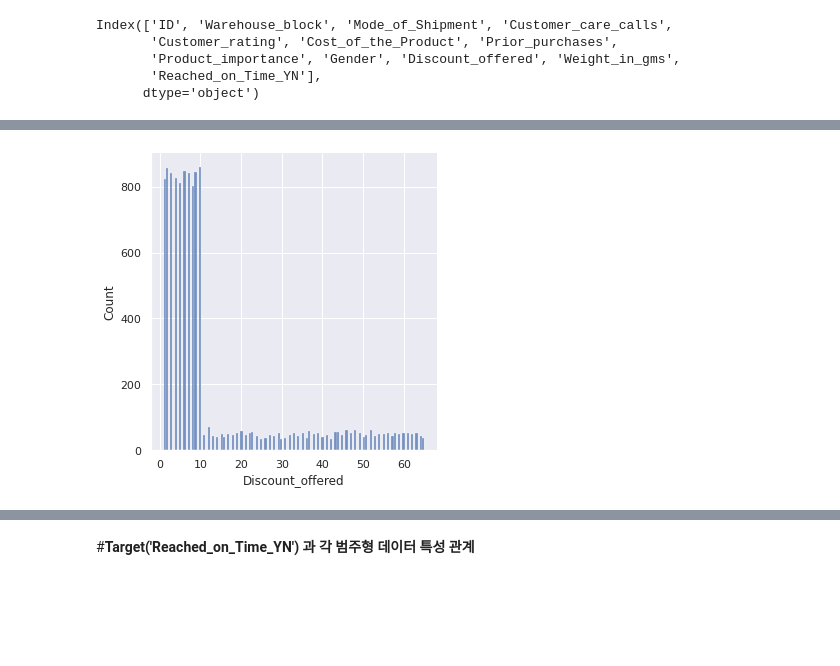
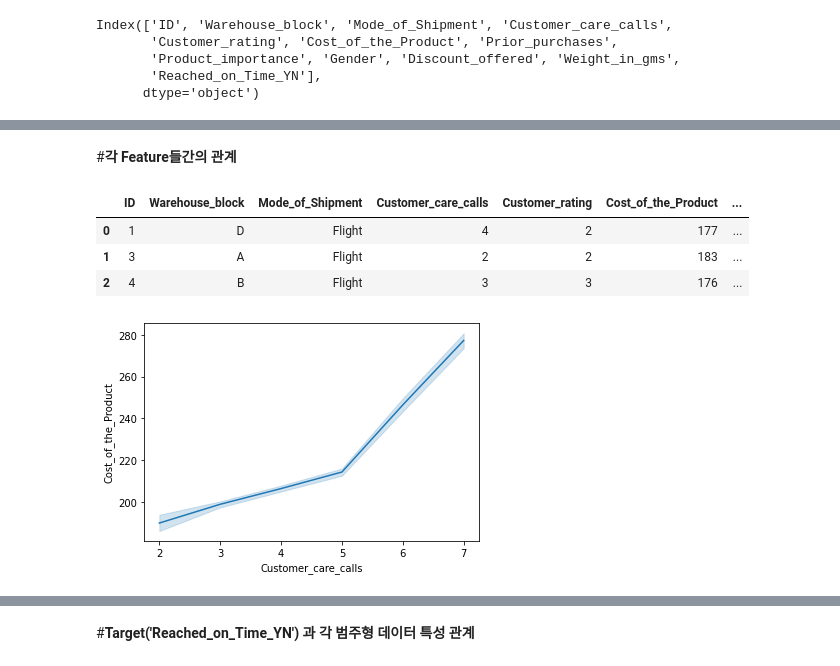
Before and after one commit to vkekd25/KBDB_Project_E_Commerce, a Jupyter notebook: E_commerce_project.ipynb, the cells around one changed output, grey strips where cells are left out. Drawn from its saved outputs; the diff is of its cells as text; code cells hidden in the pictures; blank space fills up the shorter version.

```diff
--- a/E_commerce_project.ipynb
+++ b/E_commerce_project.ipynb
@@ -319,4 +340,15 @@ for i in features:
+# %% [markdown]
+#**각 Feature들간의 관계**
+# %%
+# Customer_care_calls는 Cost_of_the_Product와 Weight_in_gms
+# Discount_offered는 Weight_in_gms
+df.head(3)
+# %% [output]
+|  | ID | Warehouse_block | Mode_of_Shipment | Customer_care_calls | Customer_rating | Cost_of_the_Product | ... |
+| 0 | 1 | D | Flight | 4 | 2 | 177 | ... |
+| 1 | 3 | A | Flight | 2 | 2 | 183 | ... |
+| 2 | 4 | B | Flight | 3 | 3 | 176 | ... |
 # %%
-sns.displot(data = df, x = 'Discount_offered');
+sns.lineplot(data = df, x = 'Customer_care_calls', y = 'Cost_of_the_Product');
 # %% [output]
-[figure, old version]
+[figure, new version]
```
Also changed, not shown: parts of 102 cells of this notebook.
